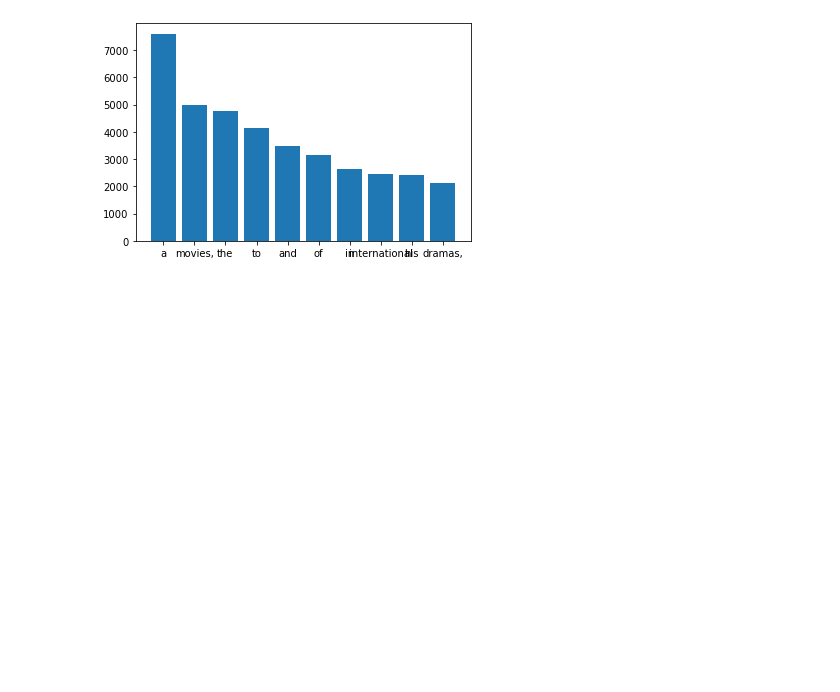
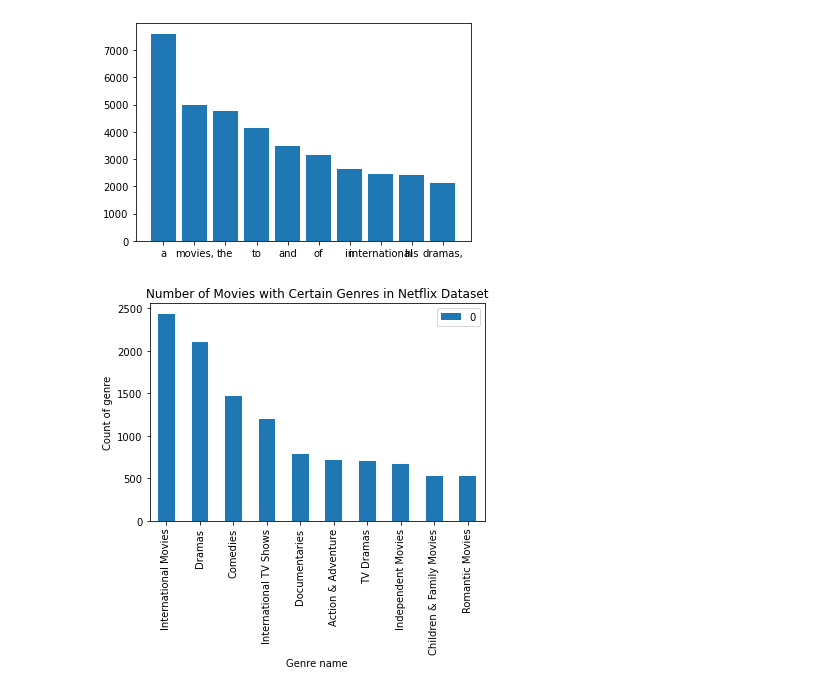
Before and after one commit to mariatan0/netflix-recommender, a Jupyter notebook: movie_show_notebook.ipynb, the cells around one changed output. Saved outputs shown, nothing was run; the diff lists cells and outputs as text; code cells hidden in the pictures; blank space fills up the shorter version.

Commit message:
Added bar graph

```diff
--- a/movie_show_notebook.ipynb
+++ b/movie_show_notebook.ipynb
@@ -357,3 +357,15 @@ plt.bar(movie_textlist, movie_textcount)
 plt.show()
 # %% [output]
 [figure]
+# %%
+df_genre = pd.DataFrame(df_netflix['listed_in'])
+genre_count = df_genre.listed_in.str.split(', ',expand=True).stack().value_counts()
+final_genre = pd.DataFrame(genre_count, columns=['# of genre'])
+top_10_genre = pd.DataFrame(genre_count[:10])
+top_10_genre.plot(kind='bar')
+plt.xlabel("Genre name")
+plt.ylabel("Count of genre")
+plt.title("Number of Movies with Certain Genres in Netflix Dataset")
+plt.show()
+# %% [output]
+[figure, added]
```
